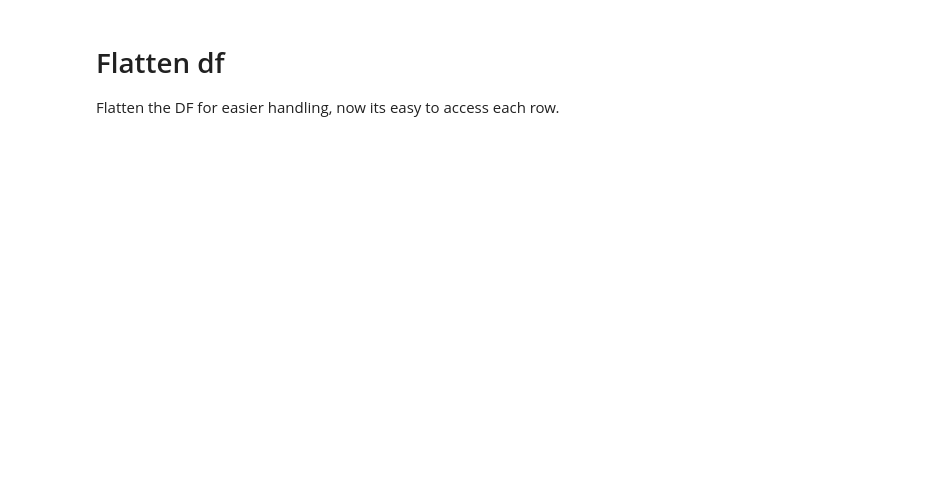
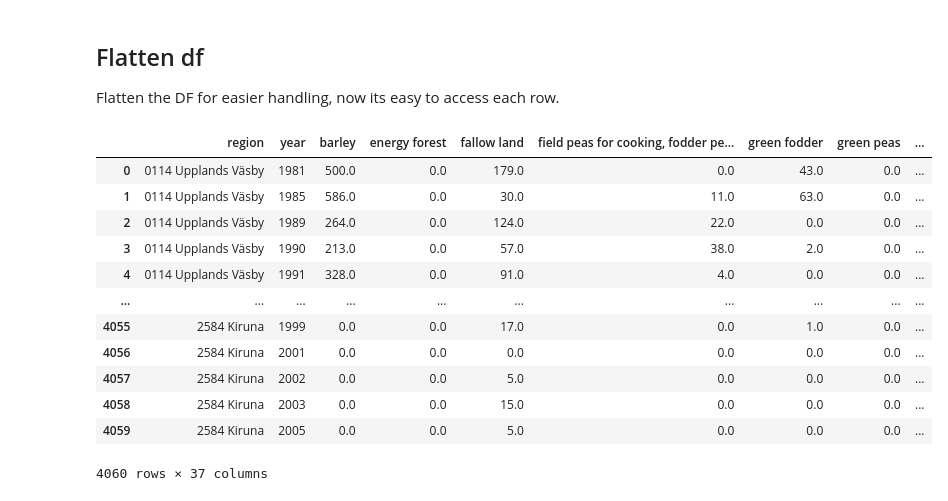
Before and after one commit to ivonilsson/dsp, a Jupyter notebook: a1/task3.ipynb, the cells around one changed output. Saved outputs shown, nothing was run; the diff lists cells and outputs as text; code cells hidden in the pictures; blank space fills up the shorter version.

```diff
--- a/a1/task3.ipynb
+++ b/a1/task3.ipynb
@@ -49,11 +101,25 @@ pivoted_df.head(20)
 # %% [markdown]
-# Flatten df
+## Flatten df
 
 Flatten the DF for easier handling, now its easy to access each row.
 # %%
 pivoted_df.columns.name = None
 pivoted_df.reset_index(inplace=True)
 
 pd.set_option("display.max_columns", None)
 
-pivoted_df.head(30)
+pivoted_df
+# %% [output]
+|  | region | year | barley | energy forest | fallow land | field peas for cooking, fodder pe... | green fodder | green peas | ... |
+| 0 | 0114 Upplands Väsby | 1981 | 500.0 | 0.0 | 179.0 | 0.0 | 43.0 | 0.0 | ... |
+| 1 | 0114 Upplands Väsby | 1985 | 586.0 | 0.0 | 30.0 | 11.0 | 63.0 | 0.0 | ... |
+| 2 | 0114 Upplands Väsby | 1989 | 264.0 | 0.0 | 124.0 | 22.0 | 0.0 | 0.0 | ... |
+| 3 | 0114 Upplands Väsby | 1990 | 213.0 | 0.0 | 57.0 | 38.0 | 2.0 | 0.0 | ... |
+| 4 | 0114 Upplands Väsby | 1991 | 328.0 | 0.0 | 91.0 | 4.0 | 0.0 | 0.0 | ... |
+| ... | ... | ... | ... | ... | ... | ... | ... | ... | ... |
+| 4055 | 2584 Kiruna | 1999 | 0.0 | 0.0 | 17.0 | 0.0 | 1.0 | 0.0 | ... |
+| 4056 | 2584 Kiruna | 2001 | 0.0 | 0.0 | 0.0 | 0.0 | 0.0 | 0.0 | ... |
+| 4057 | 2584 Kiruna | 2002 | 0.0 | 0.0 | 5.0 | 0.0 | 0.0 | 0.0 | ... |
+| 4058 | 2584 Kiruna | 2003 | 0.0 | 0.0 | 15.0 | 0.0 | 0.0 | 0.0 | ... |
+| 4059 | 2584 Kiruna | 2005 | 0.0 | 0.0 | 5.0 | 0.0 | 0.0 | 0.0 | ... |
+4060 rows × 37 columns
```
Also changed, not shown: parts of 15 cells of this notebook, 2 other files.
